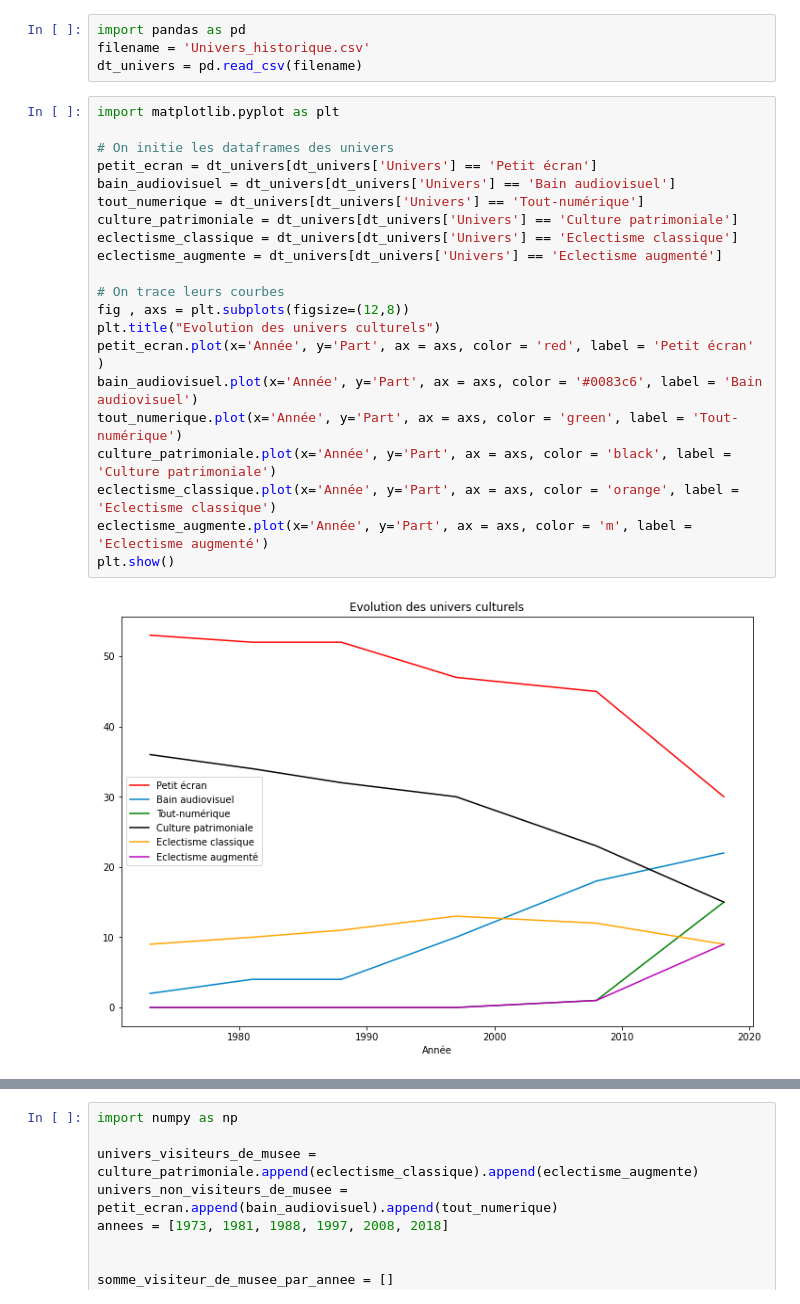
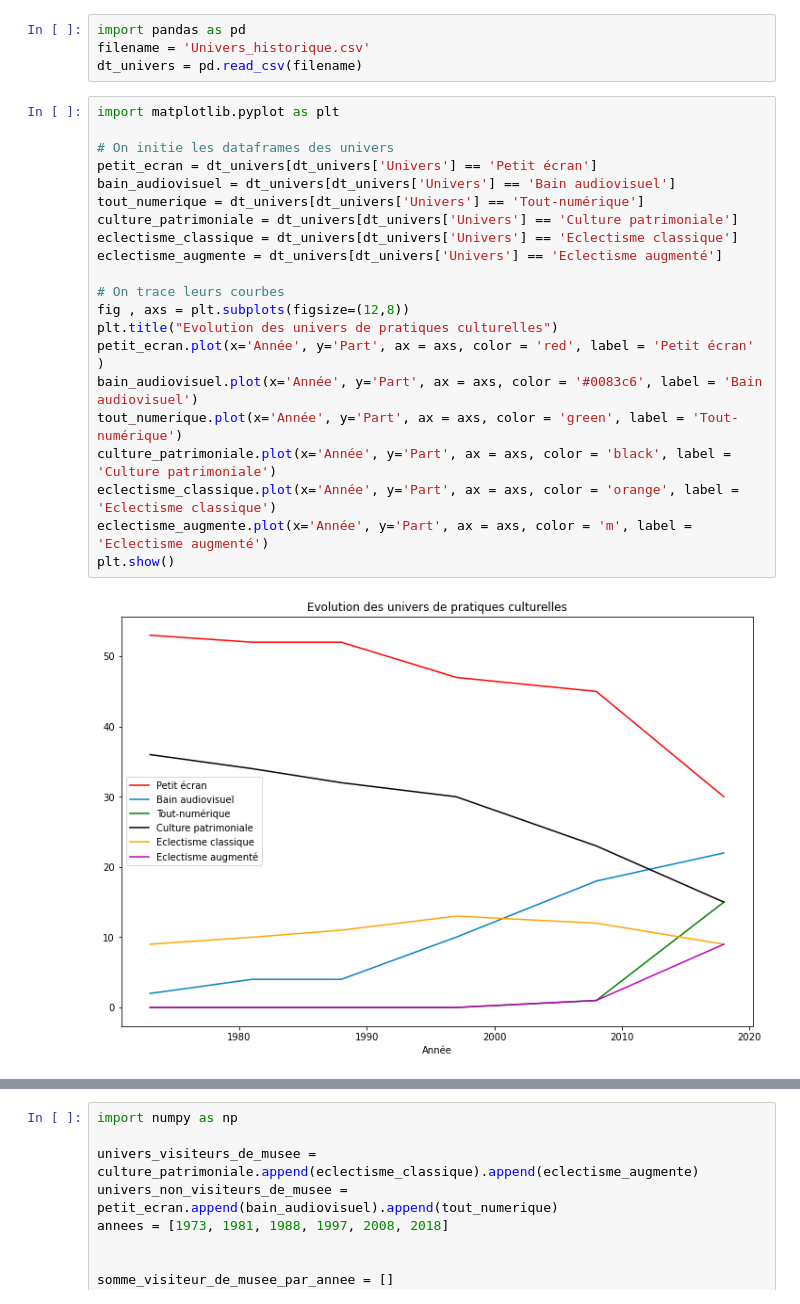
Before and after one commit to MaximoRose/mbr_DEPS_analysis, a Jupyter notebook: JN_DEPS_univers.ipynb, the cells around one changed output, grey strips where cells are left out. Drawn from its saved outputs; the diff is of its cells as text.

```diff
--- a/JN_DEPS_univers.ipynb
+++ b/JN_DEPS_univers.ipynb
@@ -24,26 +24,26 @@ dt_univers = pd.read_csv(filename)
 # %%
 import matplotlib.pyplot as plt
 
 # On initie les dataframes des univers
 petit_ecran = dt_univers[dt_univers['Univers'] == 'Petit écran']
 bain_audiovisuel = dt_univers[dt_univers['Univers'] == 'Bain audiovisuel']
 tout_numerique = dt_univers[dt_univers['Univers'] == 'Tout-numérique']
 culture_patrimoniale = dt_univers[dt_univers['Univers'] == 'Culture patrimoniale']
 eclectisme_classique = dt_univers[dt_univers['Univers'] == 'Eclectisme classique']
 eclectisme_augmente = dt_univers[dt_univers['Univers'] == 'Eclectisme augmenté']
 
 # On trace leurs courbes
 fig , axs = plt.subplots(figsize=(12,8))
-plt.title("Evolution des univers culturels")
+plt.title("Evolution des univers de pratiques culturelles")
 petit_ecran.plot(x='Année', y='Part', ax = axs, color = 'red', label = 'Petit écran' )
 bain_audiovisuel.plot(x='Année', y='Part', ax = axs, color = '#0083c6', label = 'Bain audiovisuel')
 tout_numerique.plot(x='Année', y='Part', ax = axs, color = 'green', label = 'Tout-numérique')
 culture_patrimoniale.plot(x='Année', y='Part', ax = axs, color = 'black', label = 'Culture patrimoniale')
 eclectisme_classique.plot(x='Année', y='Part', ax = axs, color = 'orange', label = 'Eclectisme classique')
 eclectisme_augmente.plot(x='Année', y='Part', ax = axs, color = 'm', label = 'Eclectisme augmenté')
 plt.show()
 # %% [output]
-[figure, old version]
+[figure, new version]
 # %% [markdown]
 # Approche simpliste
 
```
Also changed, not shown: parts of 7 cells of this notebook.
